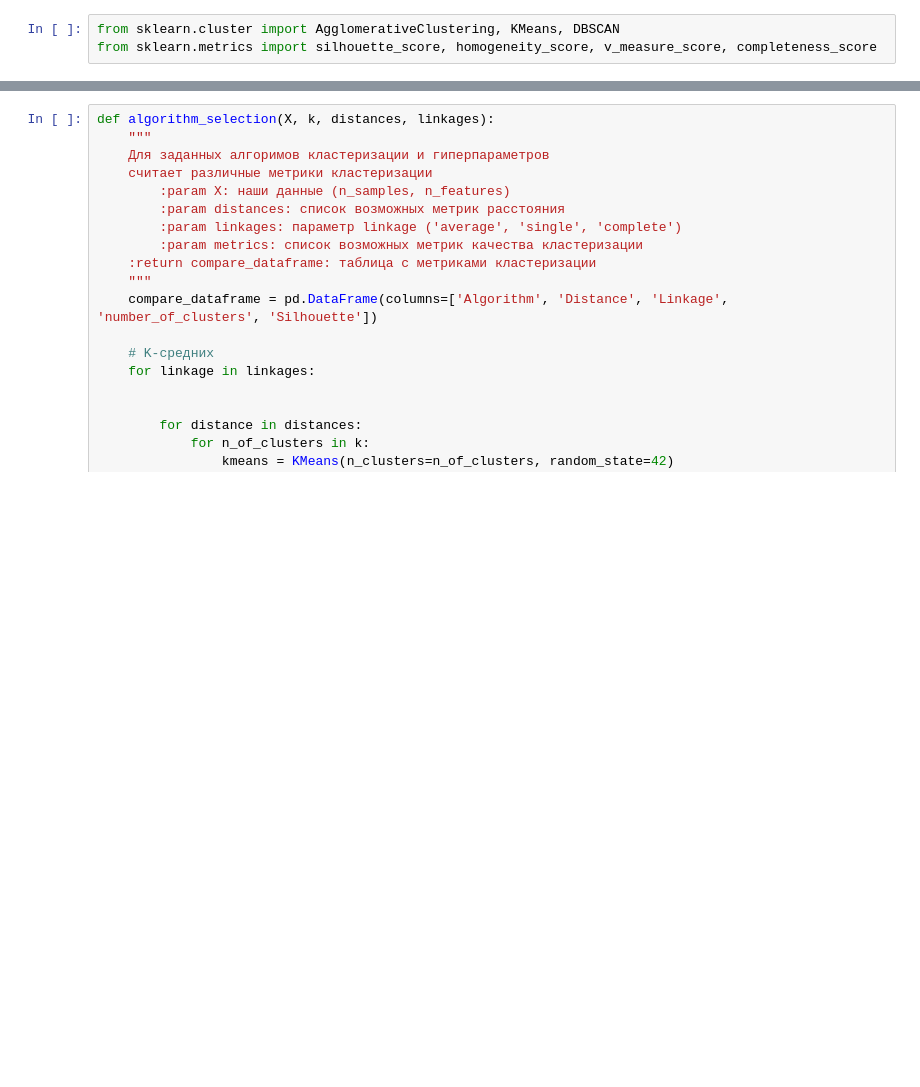
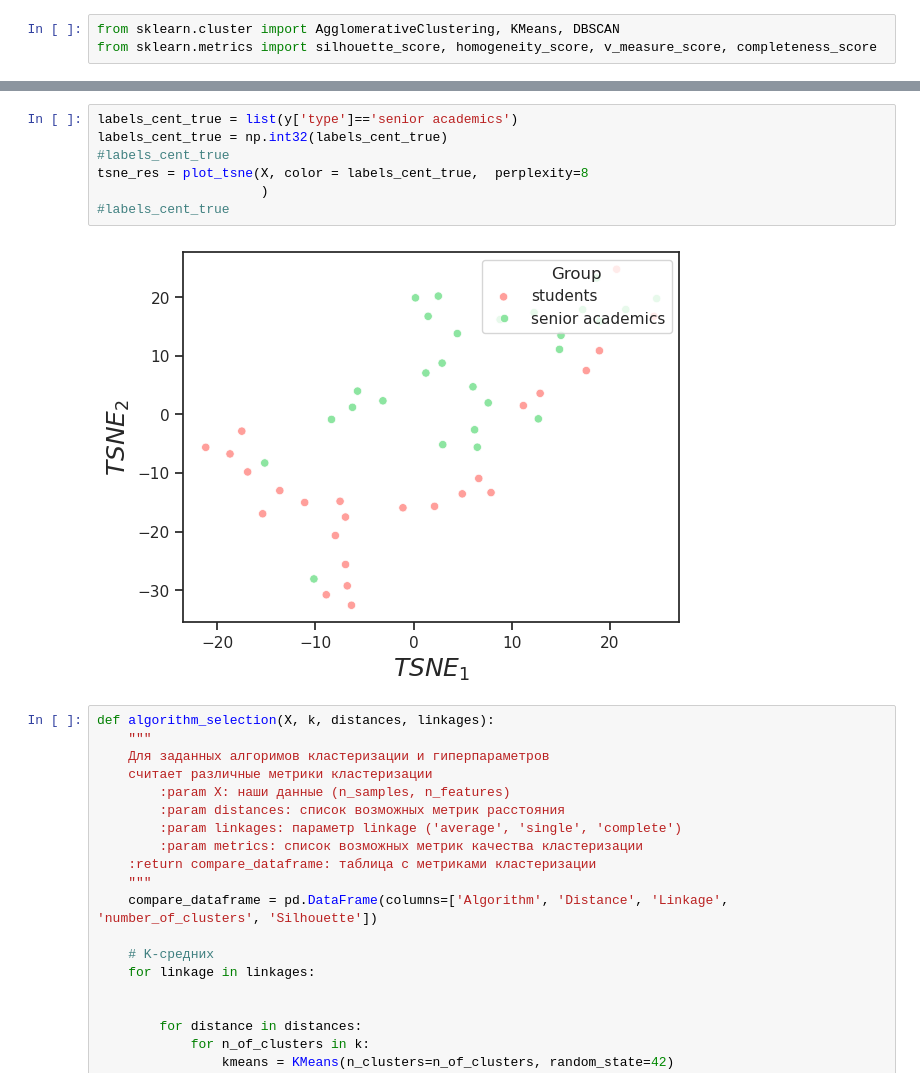
Before and after one commit to Aryunaa/Linguistics, a Jupyter notebook: pos_febr/analysis.ipynb, the cells around one changed output, grey strips where cells are left out. Drawn from its saved outputs; the diff is of its cells as text; blank space fills up the shorter version.

```diff
--- a/pos_febr/analysis.ipynb
+++ b/pos_febr/analysis.ipynb
@@ -513,3 +517,12 @@ tsne_res = plot_tsne(X, color = labels_cent_true)
+# %%
+labels_cent_true = list(y['type']=='senior academics')
+labels_cent_true = np.int32(labels_cent_true)
+#labels_cent_true
+tsne_res = plot_tsne(X, color = labels_cent_true,  perplexity=8
+                     )
+#labels_cent_true
+# %% [output]
+[figure, added]
 # %%
 def algorithm_selection(X, k, distances, linkages):
     """
```
Also changed, not shown: parts of 10 cells of this notebook.
